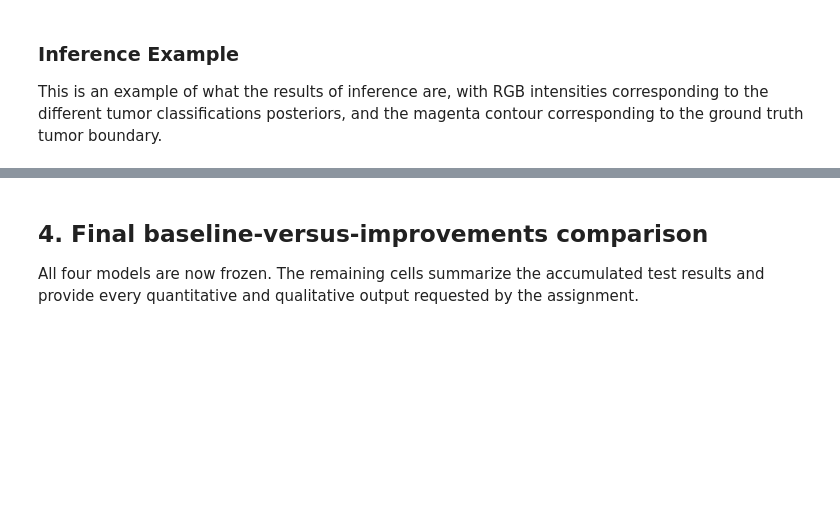
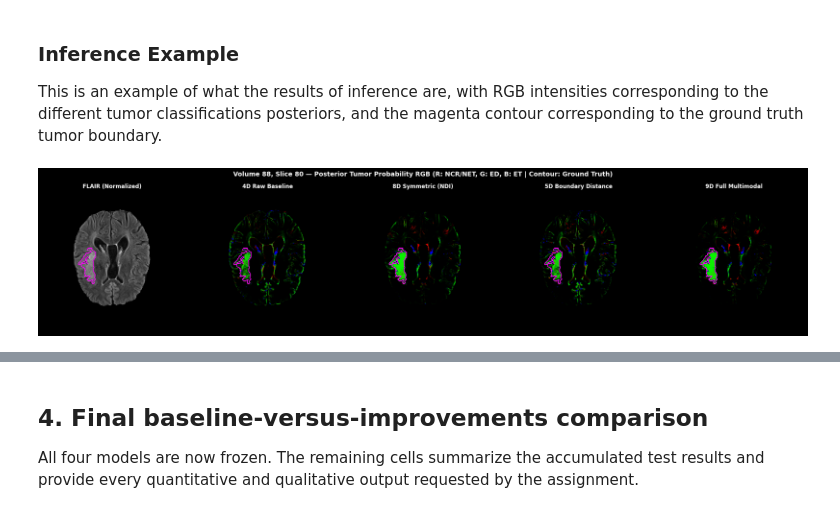
Before and after one commit to yuvalira/Brain_Tumor_Segmentation, a Jupyter notebook: main.ipynb, the cells around one changed output, grey strips where cells are left out. Saved outputs shown, nothing was run; the diff lists cells and outputs as text; code cells hidden in the pictures; blank space fills up the shorter version.

Commit message:
Update segmentation results and figures

```diff
--- a/main.ipynb
+++ b/main.ipynb
@@ -542,10 +618,12 @@ This is an example of what the results of inference are, with RGB intensities co
 # %%
 
 test_tumors = split_table[(split_table["split"] == "test") & (split_table["tumor_pixels"] > 0)].sort_values("tumor_pixels")
-posterior_example = int(test_tumors.iloc[len(test_tumors) // 2]["volume"])
+posterior_example = int(test_tumors.iloc[len(test_tumors) // 4]["volume"])
 plot_posterior_comparison(
     vol_num=posterior_example,
     slice_num=SLICE_NUM,
-    modality_idx=1,
-    modality_name="T1ce (Normalized)",
+    modality_idx=0,
+    modality_name="FLAIR (Normalized)",
 )
+# %% [output]
+[figure, added]
```
Also changed, not shown: parts of 24 cells of this notebook, 21 other files.
